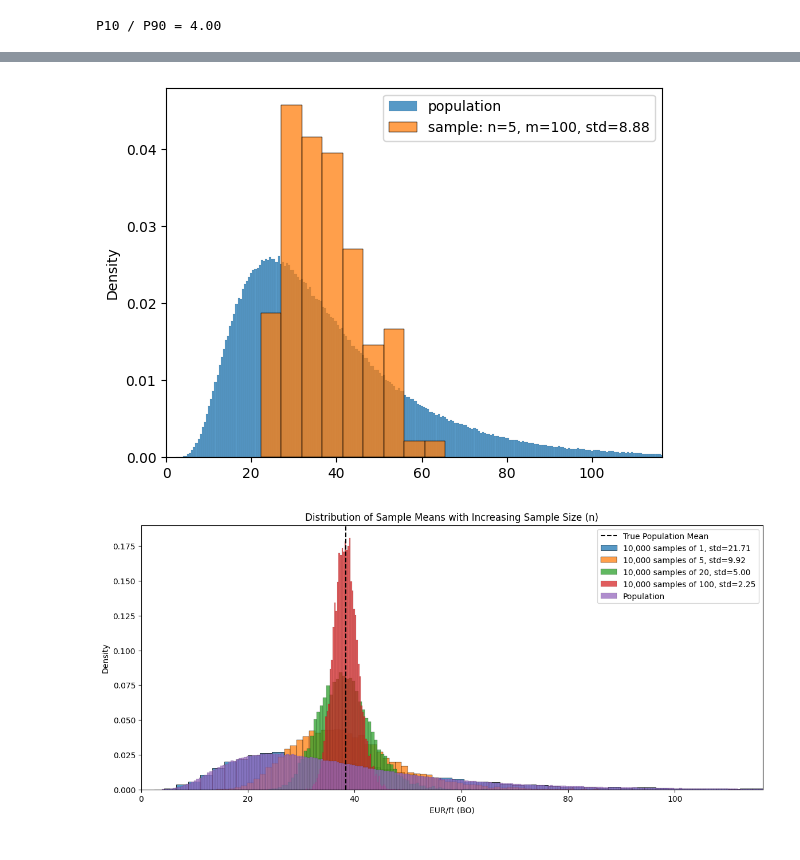
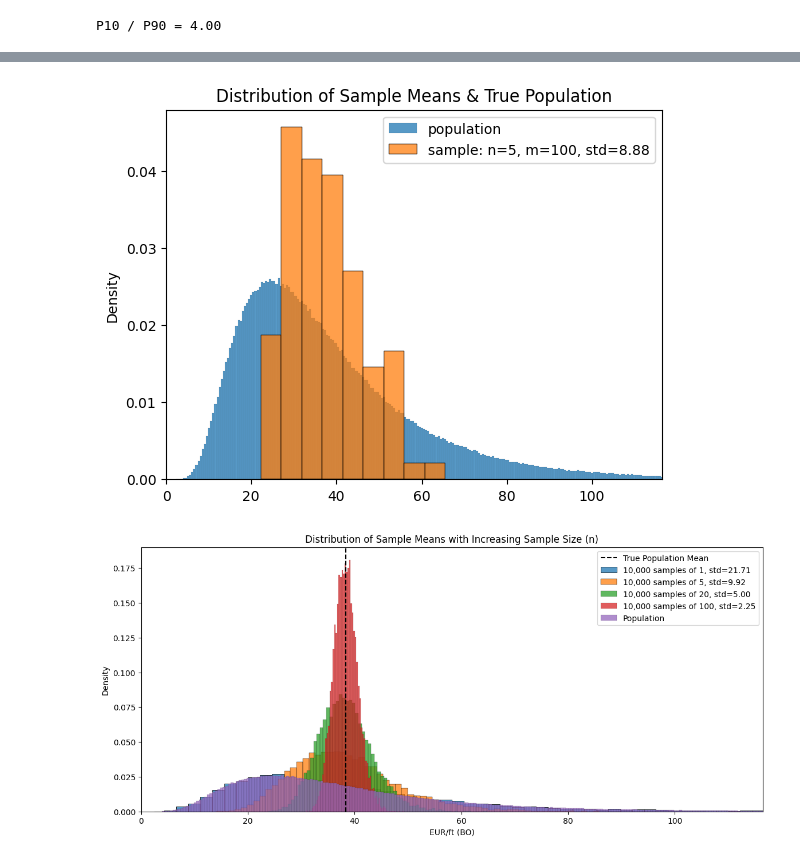
Before and after one commit to samuelshoun/Useful-MWEs, a Jupyter notebook: reserves_trumpet_plot.ipynb, the cells around one changed output, grey strips where cells are left out. Saved outputs shown, nothing was run; the diff lists cells and outputs as text; code cells hidden in the pictures.

```diff
--- a/reserves_trumpet_plot.ipynb
+++ b/reserves_trumpet_plot.ipynb
@@ -88,11 +89,12 @@ Standard Dev. of Sample Means: 8.88
 # %%
 # view the sample next to the population
 sns.histplot(population, stat='density', label='population')
 sns.histplot(s_means, stat='density', label='sample: n=5, m=100, std={:.2f}'.format(s_means_std))
 plt.xlim(0, xmax)
+plt.title('Distribution of Sample Means & True Population')
 plt.legend();
 # %% [output]
-[figure, old version]
+[figure, new version]
 # %%
 # now let's see what happens as we increase the count (n) in each sample
 
```
Also changed, not shown: parts of 2 cells of this notebook.
